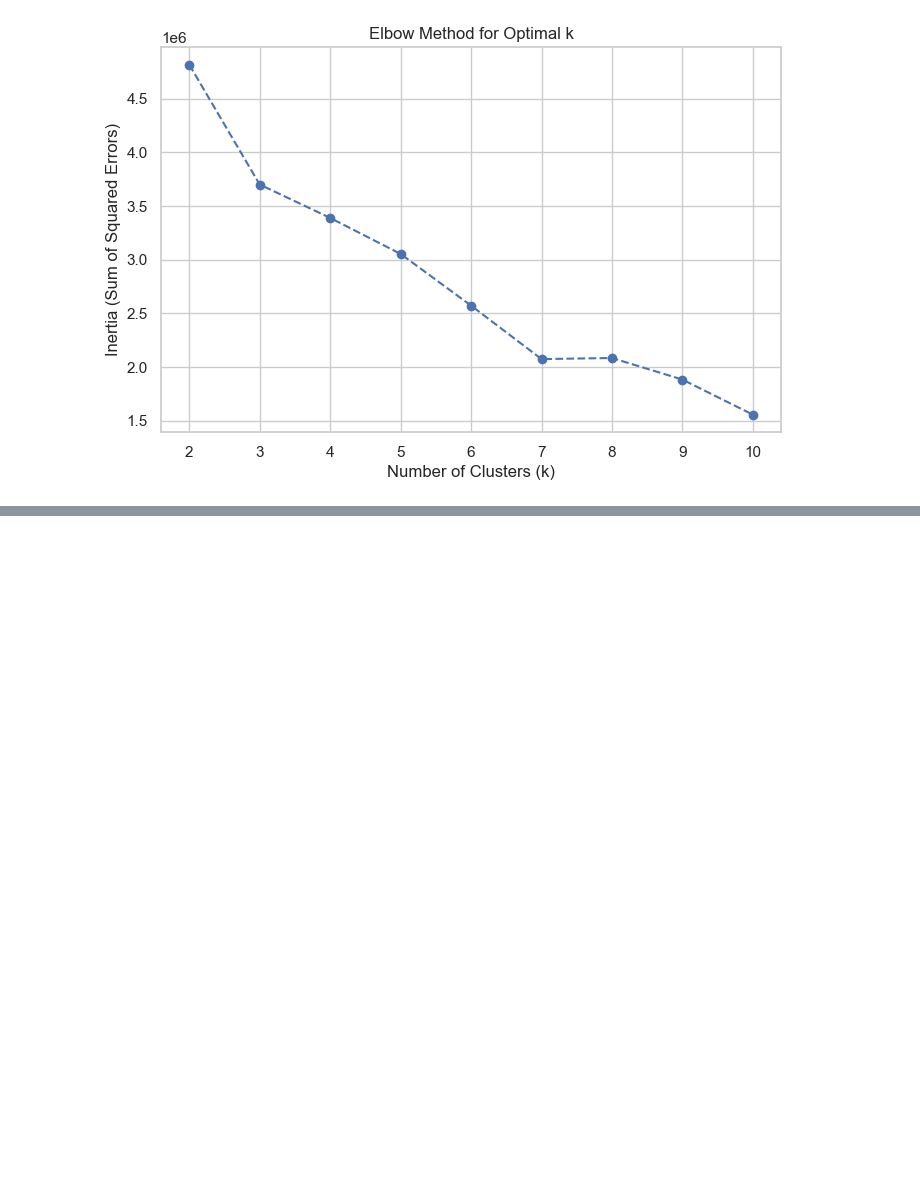
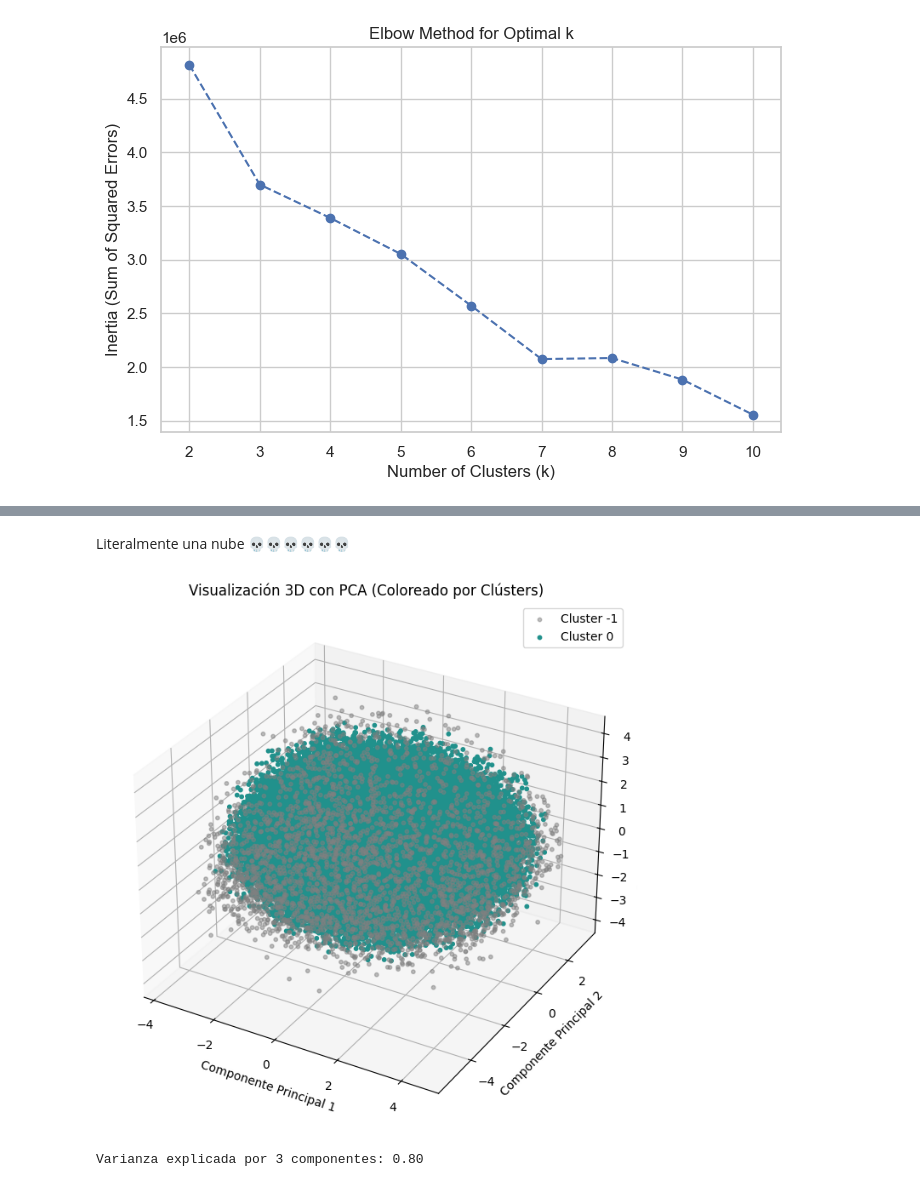
Before and after one commit to AlvarodelaHerran/ML_Movies_Proyect, a Jupyter notebook: clustering.ipynb, the cells around one changed output, grey strips where cells are left out. Drawn from its saved outputs; the diff is of its cells as text; code cells hidden in the pictures; blank space fills up the shorter version.

```diff
--- a/clustering.ipynb
+++ b/clustering.ipynb
@@ -127,0 +166,3 @@ plt.show()
+# %%
+clusterer = DBSCAN(eps=0.7, min_samples=12, metric='euclidean')
+y_pred = clusterer.fit_predict(X_sample_scaled_df)
@@ -127,0 +207,40 @@ plt.show()
+# %% [markdown]
+Literalmente una nube 💀💀💀💀💀💀
+# %%
+import matplotlib.pyplot as plt
+from sklearn.decomposition import PCA
+import numpy as np
+
+# Asumiendo X_sample_scaled_df (datos escalados) y y_pred (etiquetas)
+# Cambia a X_full_scaled_df y y_pred_full si usas el dataset completo
+
+# Aplicar PCA a 3 componentes
+pca = PCA(n_components=3)
+X_pca = pca.fit_transform(X_sample_scaled_df)
+
+# Crear figura 3D
+fig = plt.figure(figsize=(12, 8))
+ax = fig.add_subplot(111, projection='3d')
+
+# Colores: ruido en gris, clústers en colormap
+unique_labels = np.unique(y_pred)
+colors = ['gray' if label == -1 else plt.cm.viridis(i / len(unique_labels)) for i, label in enumerate(unique_labels)]
+
+for label, color in zip(unique_labels, colors):
+    mask = y_pred == label
+    ax.scatter(X_pca[mask, 0], X_pca[mask, 1], X_pca[mask, 2],
+               c=[color], label=f'Cluster {label}', s=10, alpha=0.5 if label == -1 else 1.0)
+
+ax.set_title('Visualización 3D con PCA (Coloreado por Clústers)')
+ax.set_xlabel('Componente Principal 1')
+ax.set_ylabel('Componente Principal 2')
+ax.set_zlabel('Componente Principal 3')
+ax.legend()
+ax.grid(True)
+plt.show()
+
+# Varianza explicada
+print(f"Varianza explicada por 3 componentes: {sum(pca.explained_variance_ratio_):.2f}")
+# %% [output]
+[figure, added]
+Varianza explicada por 3 componentes: 0.80
```
Also changed, not shown: parts of 5 cells of this notebook.
